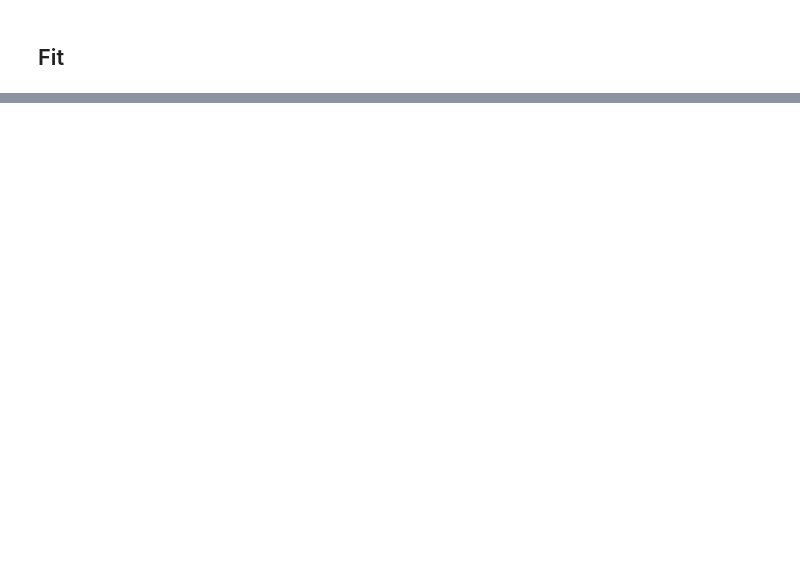
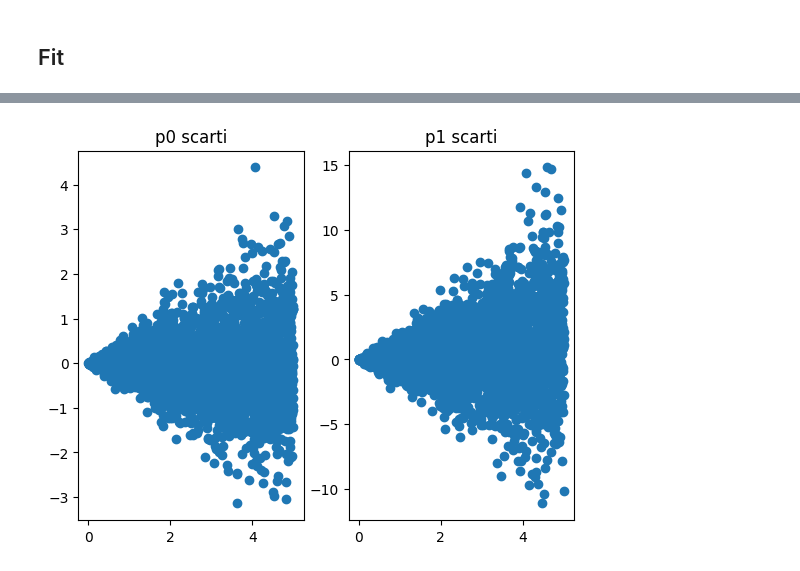
Before and after one commit to Yehan-Edirisinghe/Labo_cal, a Jupyter notebook: temi_esame/---07-2023/esame.ipynb, the cells around one changed output, grey strips where cells are left out. Saved outputs shown, nothing was run; the diff lists cells and outputs as text; code cells hidden in the pictures; blank space fills up the shorter version.

```diff
--- a/temi_esame/---07-2023/esame.ipynb
+++ b/temi_esame/---07-2023/esame.ipynb
@@ -89,0 +124,28 @@ plt.show()
+# %%
+def diff(x,sigma):
+    p0,p1 = list(),list()
+    for i in sigma:
+
+        y_f = gen_data(x,f,mu=0,sigma=i)
+        y_g = gen_data(x,g,mu=0,sigma=i)
+
+        fit_f = fit(x,y_f,i,2,3,f)
+        fit_g = fit(x,y_g,i,2,3,g)
+        p0.append(fit_f.values[0]-fit_g.values[0])
+        p1.append(fit_f.values[1]-fit_g.values[1])
+
+    return p0,p1
+# %%
+sigma = np.linspace(0.01,5,3000)
+scarti_p0,scarti_p1 = diff(x,sigma)
+# %%
+fig,ax = plt.subplots(1,2)
+
+ax[0].scatter(sigma,scarti_p0)
+ax[1].scatter(sigma,scarti_p1)
+ax[0].set_title("p0 scarti")
+ax[1].set_title("p1 scarti")
+
+plt.show()
+# %% [output]
+[figure, added]
```
Also changed, not shown: parts of 15 cells of this notebook, 2 other files.
